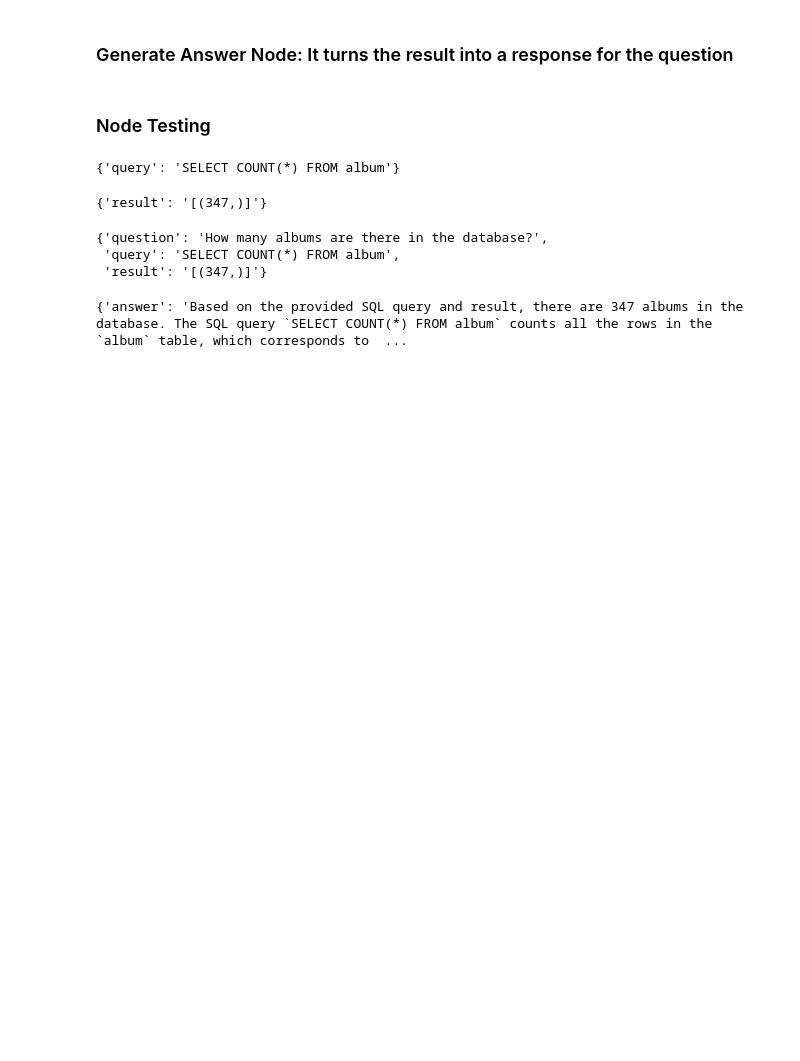
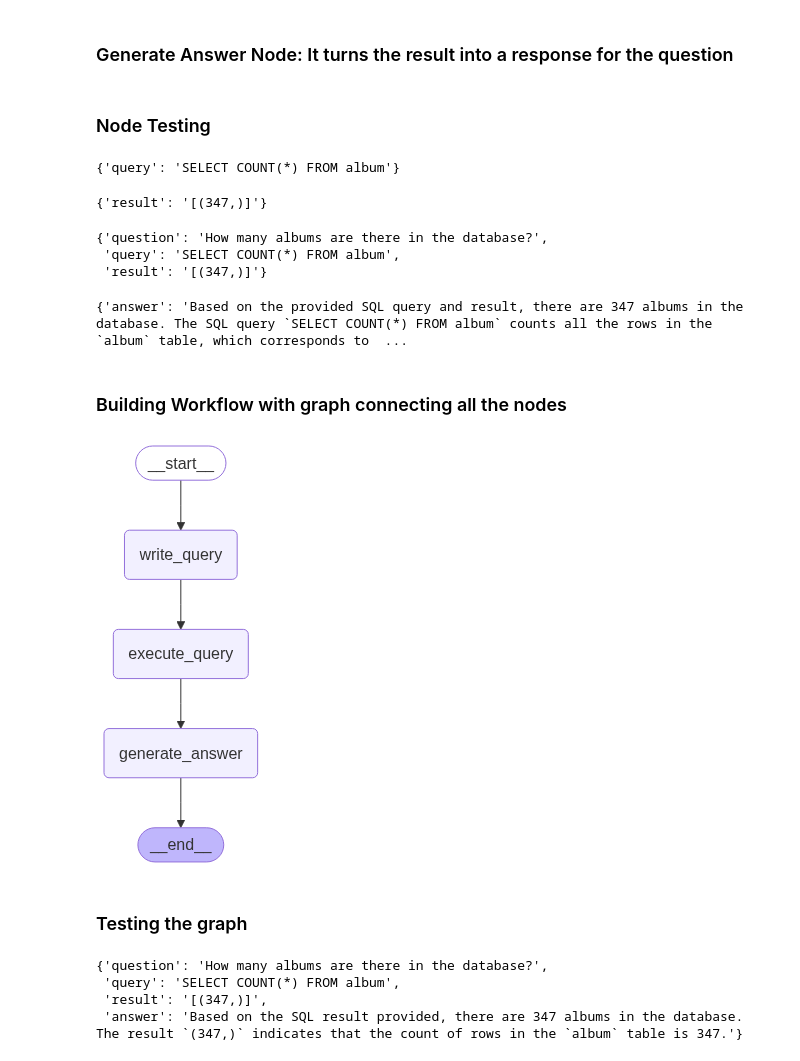
Before and after one commit to tharani001/Qwen2.5-7b-LLM-based-SQL-Agent-with-LangChain-LangGraph, a Jupyter notebook: code/sqlagent.ipynb, the cells around one changed output. Saved outputs shown, nothing was run; the diff lists cells and outputs as text; code cells hidden in the pictures; blank space fills up the shorter version.

Commit message:
built workflow and tested with memory saver

```diff
--- a/code/sqlagent.ipynb
+++ b/code/sqlagent.ipynb
@@ -213,3 +213,41 @@ state
 generate_answer(state)
 # %% [output]
 {'answer': 'Based on the provided SQL query and result, there are 347 albums in the database. The SQL query `SELECT COUNT(*) FROM album` counts all the rows in the `album` table, which corresponds to  ...
+# %% [markdown]
+### Building Workflow with graph connecting all the nodes
+# %%
+from langgraph.graph import StateGraph, START
+### Add memory to the chatbot
+
+from langgraph.checkpoint.memory import MemorySaver
+
+memory = MemorySaver() # memory saver to store the state of the graph
+
+
+workflow = StateGraph(State)
+
+# Add nodes to the workflow
+workflow.add_node("write_query", write_query)
+workflow.add_node("execute_query", execute_query)
+workflow.add_node("generate_answer", generate_answer)
+
+# add edges to the workflow
+workflow.add_edge(START, "write_query")
+workflow.add_edge("write_query", "execute_query")
+workflow.add_edge("execute_query", "generate_answer")
+
+graph = workflow.compile(checkpointer=memory) # checkpointer is used for memory)
+
+graph
+# %% [output]
+[figure, added]
+# %% [markdown]
+### Testing the graph
+# %%
+config = {'configurable':{'thread_id':101}}
+graph.invoke({"question": 'How many albums are there in the database?'},config=config)
+# %% [output]
+{'question': 'How many albums are there in the database?',
+ 'query': 'SELECT COUNT(*) FROM album',
+ 'result': '[(347,)]',
+ 'answer': 'Based on the SQL result provided, there are 347 albums in the database. The result `(347,)` indicates that the count of rows in the `album` table is 347.'}
```
